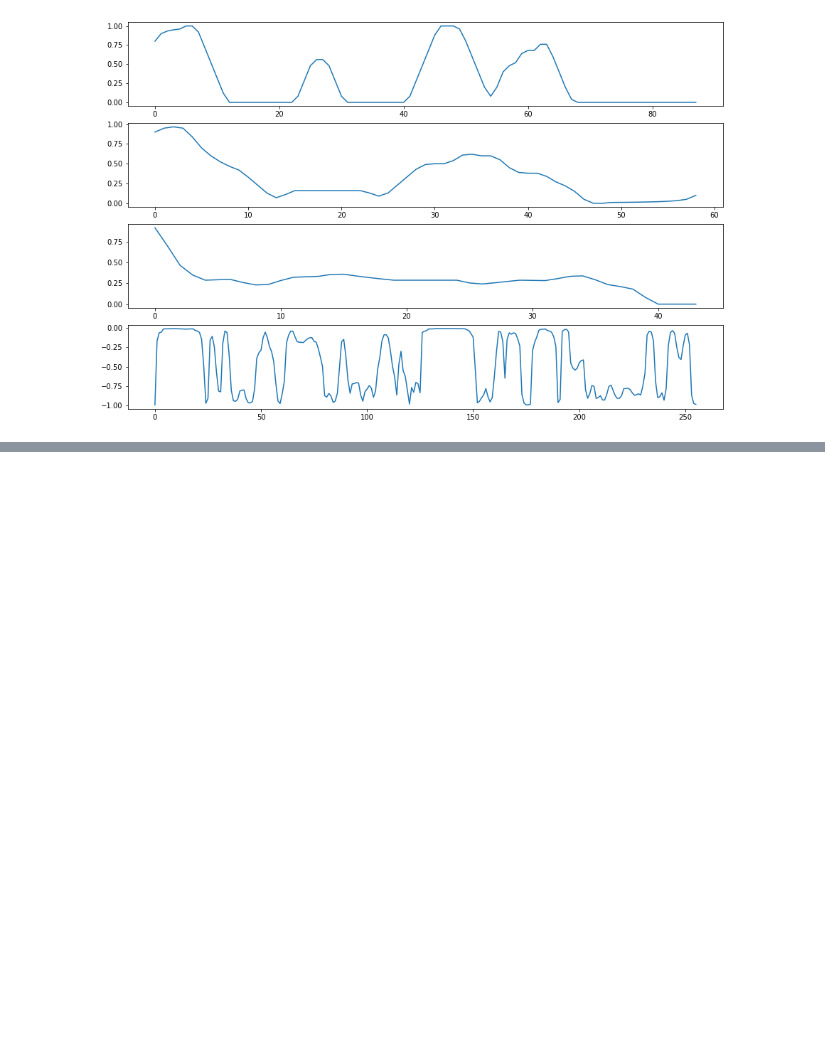
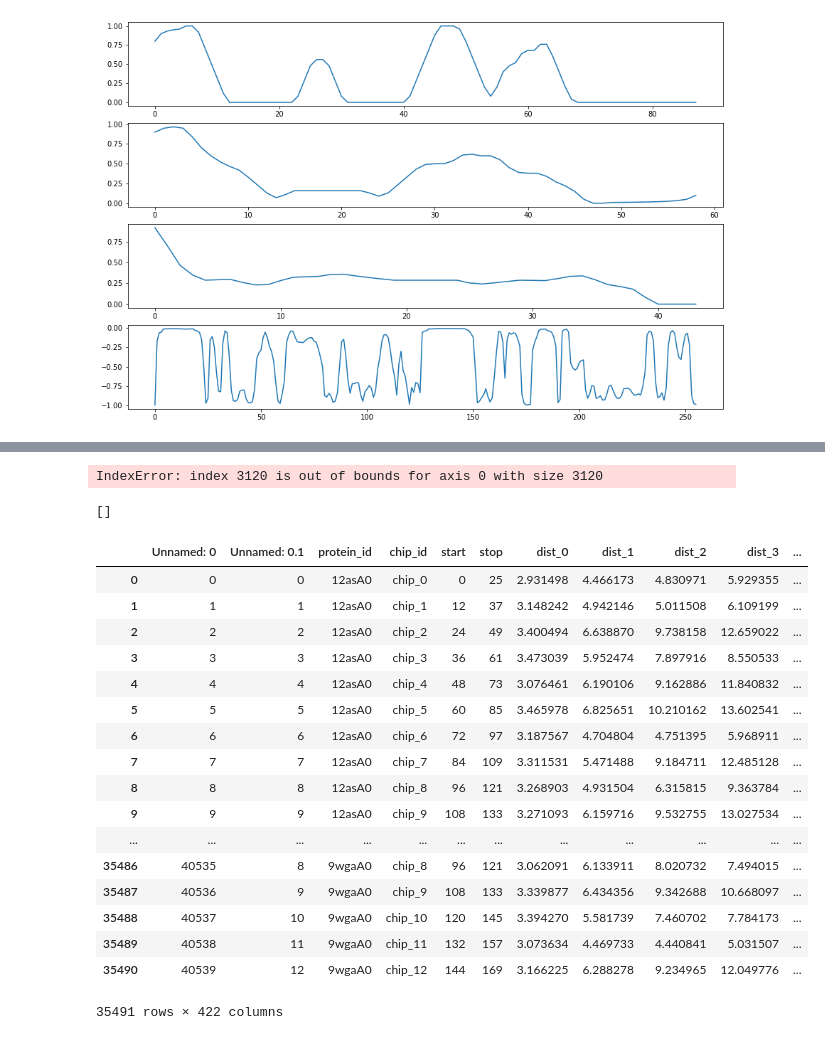
Before and after one commit to koneill1994/Protein_TDA_Analysis, a Jupyter notebook: Visualizer_prototype.ipynb, the cells around one changed output, grey strips where cells are left out. Drawn from its saved outputs; the diff is of its cells as text; code cells hidden in the pictures; blank space fills up the shorter version.

Commit message:
Fixed chip start and stop values

```diff
--- a/Visualizer_prototype.ipynb
+++ b/Visualizer_prototype.ipynb
@@ -30,6 +30,18 @@ from Bio.pairwise2 import format_alignment
 
 
 # tda_dir = ""
+# %%
+def fix_chip_start_stop(df, step_size, chip_size):
+
+    ch=[int(x.split("_")[-1]) for x in df['chip_id']]
+
+    start=[c*step_size for c in ch]
+    stop=[chip_size+c*step_size for c in ch]
+
+    df['start']=start
+    df['stop']=stop
+
+    return df
 # %%
 dataset_25=pandas.read_csv("datasets/protein_all_25_12_no_na.csv")
 dataset_10=pandas.read_csv("datasets/protein_all_10_5_no_na.csv")
@@ -113,0 +153,34 @@ array([b'0.997', b'0.168', b'0.061', b'0.053', b'0.011', b'0.009',
+# %%
+pid=172
+
+print()
+
+
+l=[dataset_25[dataset_25["protein_id"]==dataset_25["protein_id"].unique()[pid]].shape[0] for pid in range(0,len(pdb_list))]
+# %% [output]
+IndexError: index 3120 is out of bounds for axis 0 with size 3120
+# %%
+[x for x in list(length_dict.values()) if x<25]
+# %% [output]
+[]
+# %%
+fix_chip_start_stop(dataset_25,12,25)
+# %% [output]
+|  | Unnamed: 0 | Unnamed: 0.1 | protein_id | chip_id | start | stop | dist_0 | dist_1 | dist_2 | dist_3 | ... |
+| 0 | 0 | 0 | 12asA0 | chip_0 | 0 | 25 | 2.931498 | 4.466173 | 4.830971 | 5.929355 | ... |
+| 1 | 1 | 1 | 12asA0 | chip_1 | 12 | 37 | 3.148242 | 4.942146 | 5.011508 | 6.109199 | ... |
+| 2 | 2 | 2 | 12asA0 | chip_2 | 24 | 49 | 3.400494 | 6.638870 | 9.738158 | 12.659022 | ... |
+| 3 | 3 | 3 | 12asA0 | chip_3 | 36 | 61 | 3.473039 | 5.952474 | 7.897916 | 8.550533 | ... |
+| 4 | 4 | 4 | 12asA0 | chip_4 | 48 | 73 | 3.076461 | 6.190106 | 9.162886 | 11.840832 | ... |
+| 5 | 5 | 5 | 12asA0 | chip_5 | 60 | 85 | 3.465978 | 6.825651 | 10.210162 | 13.602541 | ... |
+| 6 | 6 | 6 | 12asA0 | chip_6 | 72 | 97 | 3.187567 | 4.704804 | 4.751395 | 5.968911 | ... |
+| 7 | 7 | 7 | 12asA0 | chip_7 | 84 | 109 | 3.311531 | 5.471488 | 9.184711 | 12.485128 | ... |
+| 8 | 8 | 8 | 12asA0 | chip_8 | 96 | 121 | 3.268903 | 4.931504 | 6.315815 | 9.363784 | ... |
+| 9 | 9 | 9 | 12asA0 | chip_9 | 108 | 133 | 3.271093 | 6.159716 | 9.532755 | 13.027534 | ... |
+| ... | ... | ... | ... | ... | ... | ... | ... | ... | ... | ... | ... |
+| 35486 | 40535 | 8 | 9wgaA0 | chip_8 | 96 | 121 | 3.062091 | 6.133911 | 8.020732 | 7.494015 | ... |
+| 35487 | 40536 | 9 | 9wgaA0 | chip_9 | 108 | 133 | 3.339877 | 6.434356 | 9.342688 | 10.668097 | ... |
+| 35488 | 40537 | 10 | 9wgaA0 | chip_10 | 120 | 145 | 3.394270 | 5.581739 | 7.460702 | 7.784173 | ... |
+| 35489 | 40538 | 11 | 9wgaA0 | chip_11 | 132 | 157 | 3.073634 | 4.469733 | 4.440841 | 5.031507 | ... |
+| 35490 | 40539 | 12 | 9wgaA0 | chip_12 | 144 | 169 | 3.166225 | 6.288278 | 9.234965 | 12.049776 | ... |
+35491 rows × 422 columns
```
Also changed, not shown: parts of 5 cells of this notebook.
